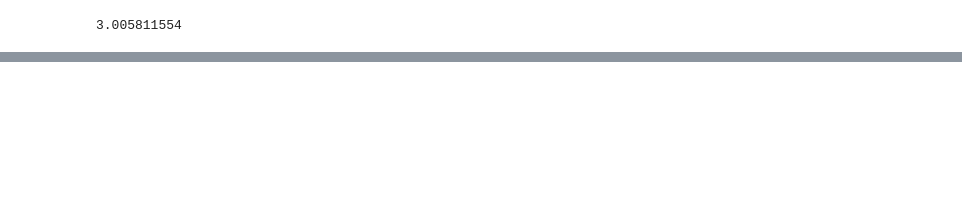
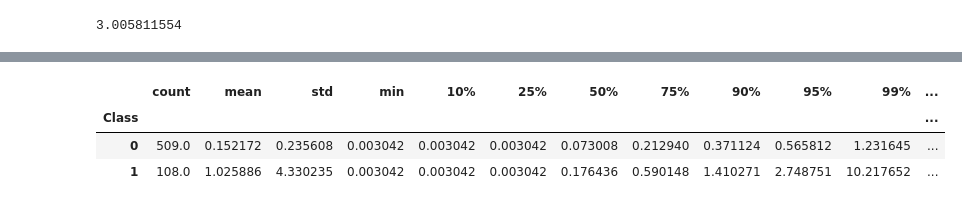
Before and after one commit to mannh/icr_kaggel, a Jupyter notebook: notebooks/eda.ipynb, the cells around one changed output, grey strips where cells are left out. Cells and saved outputs as stored; diff of their text form; code cells hidden in the pictures; blank space fills up the shorter version.

```diff
--- a/notebooks/eda.ipynb
+++ b/notebooks/eda.ipynb
@@ -130,0 +194,7 @@ np.array([3.76476486, 2.78539663, 3.06829407, 3.91754957, 1.49305264]).mean()
+# %%
+train_set.groupby(target_col)['EH'].describe(percentiles=[.1, .25, .5, .75, .9, .95, .99])
+# %% [output]
+|  | count | mean | std | min | 10% | 25% | 50% | 75% | 90% | 95% | 99% | ... |
+| Class |  |  |  |  |  |  |  |  |  |  |  | ... |
+| 0 | 509.0 | 0.152172 | 0.235608 | 0.003042 | 0.003042 | 0.003042 | 0.073008 | 0.212940 | 0.371124 | 0.565812 | 1.231645 | ... |
+| 1 | 108.0 | 1.025886 | 4.330235 | 0.003042 | 0.003042 | 0.003042 | 0.176436 | 0.590148 | 1.410271 | 2.748751 | 10.217652 | ... |
```
Also changed, not shown: parts of 13 cells of this notebook, 1 other file.
